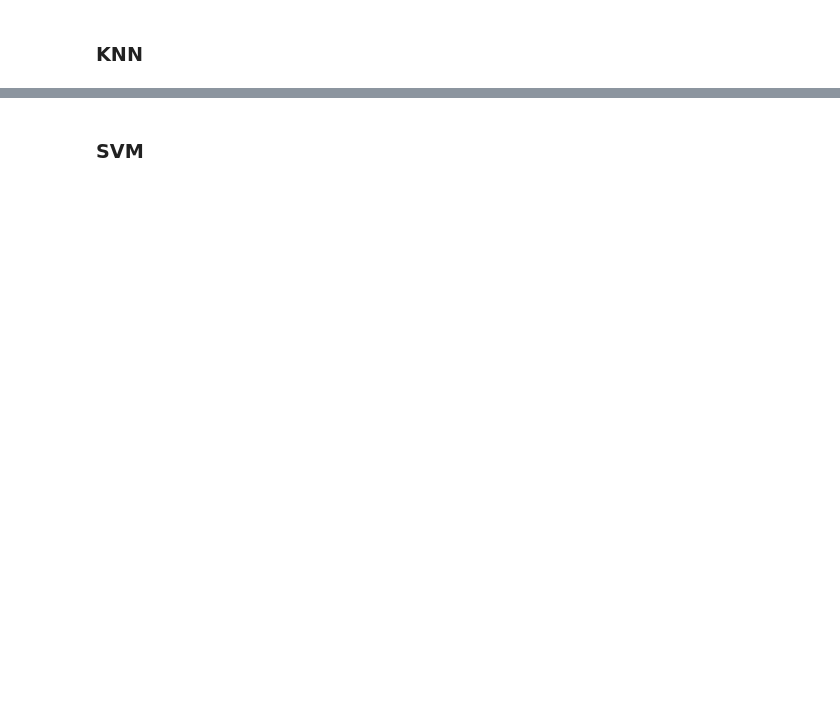
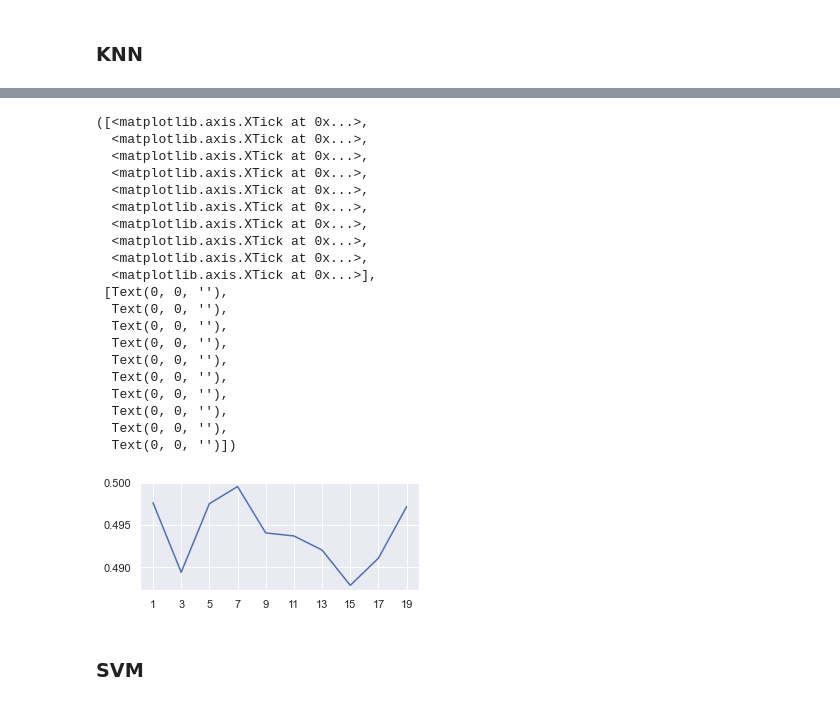
Before and after one commit to ahmedserag2/BankLoanDefaulter, a Jupyter notebook: bankLoanDefaulter.ipynb, the cells around one changed output, grey strips where cells are left out. Cells and saved outputs as stored; diff of their text form; code cells hidden in the pictures; blank space fills up the shorter version.

```diff
--- a/bankLoanDefaulter.ipynb
+++ b/bankLoanDefaulter.ipynb
@@ -580,14 +648,0 @@ df_quan
-# %%
-from sklearn.model_selection import train_test_split
-
-#X_quan = df_quan.iloc[:,0:25]
-#quan not used anymore
-X_quan = df.loc[:, df.columns != 'Loan Status']
-Y_quan = df_quan['Loan Status']
-
-
-X_train, X_test, y_train, y_test = train_test_split(
-    X_quan, Y_quan, test_size=0.33, random_state=42)
-
-#X_quan_test = df_quan_test.iloc[:,0:25]
-#Y_quan_test = df_quan_test['Loan Status']
@@ -610,0 +685,14 @@ Accuracy: 0.8884696581772448
+# %%
+cv_means = np.array([])
+cv_index = np.array([])
+for i in range(20):
+    # Create KNN classifier
+    if(i % 2 != 0):
+        knn_cv = KNeighborsClassifier(n_neighbors=i)
+        #train model with cv of 5
+        cv_scores = cross_val_score(knn_cv, X_train, y_train, cv=10)
+        #print each cv score (accuracy) and average them
+        #print(cv_scores)
+        cv_means = np.append(cv_means,np.mean(cv_scores))
+        cv_index = np.append(cv_index,i)
+        print('cv_scores mean:{}'.format(np.mean(cv_scores)))
@@ -611,3 +710,28 @@ Accuracy: 0.8884696581772448
+# %%
+plt.plot(cv_index,cv_means)
+plt.xticks(cv_index)
+# %% [output]
+([<matplotlib.axis.XTick at 0x...>,
+  <matplotlib.axis.XTick at 0x...>,
+  <matplotlib.axis.XTick at 0x...>,
+  <matplotlib.axis.XTick at 0x...>,
+  <matplotlib.axis.XTick at 0x...>,
+  <matplotlib.axis.XTick at 0x...>,
+  <matplotlib.axis.XTick at 0x...>,
+  <matplotlib.axis.XTick at 0x...>,
+  <matplotlib.axis.XTick at 0x...>,
+  <matplotlib.axis.XTick at 0x...>],
+ [Text(0, 0, ''),
+  Text(0, 0, ''),
+  Text(0, 0, ''),
+  Text(0, 0, ''),
+  Text(0, 0, ''),
+  Text(0, 0, ''),
+  Text(0, 0, ''),
+  Text(0, 0, ''),
+  Text(0, 0, ''),
+  Text(0, 0, '')])
+[figure, added]
 # %% [markdown]
 ### SVM
 # %%
```
Also changed, not shown: parts of 85 cells of this notebook, 3 other files.
